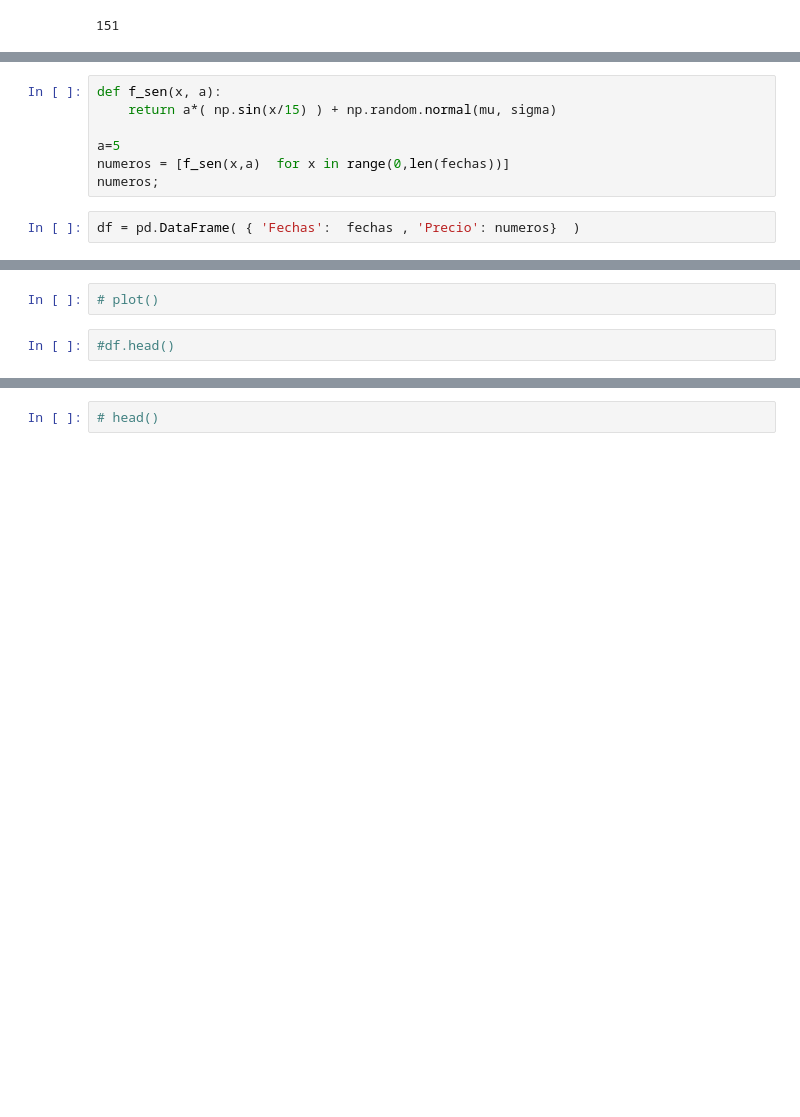
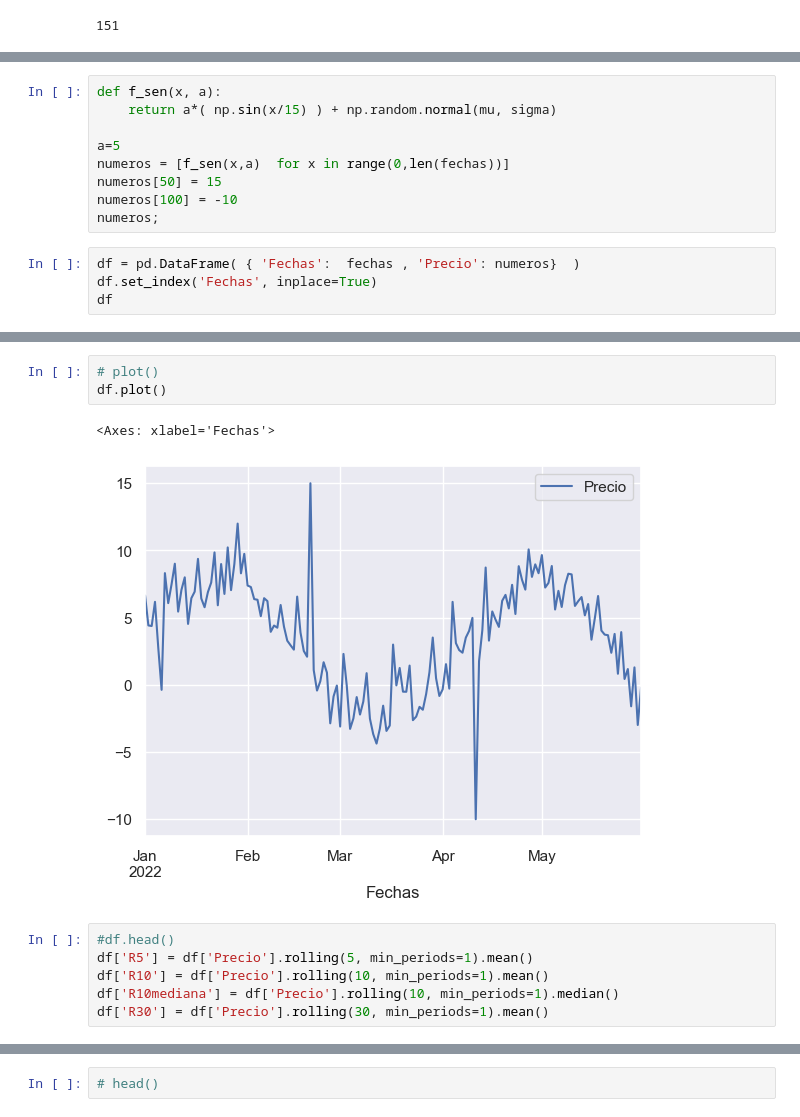
Before and after one commit to chava131011/Data-Science-Coursework, a Jupyter notebook: Classes Resources/CD_09_Tiempo/CD_09_SeriesTemporales.ipynb, the cells around one changed output, grey strips where cells are left out. Saved outputs shown, nothing was run; the diff lists cells and outputs as text; blank space fills up the shorter version.

```diff
--- a/Classes Resources/CD_09_Tiempo/CD_09_SeriesTemporales.ipynb
+++ b/Classes Resources/CD_09_Tiempo/CD_09_SeriesTemporales.ipynb
@@ -494,6 +526,10 @@ def f_sen(x, a):
 
 a=5
 numeros = [f_sen(x,a)  for x in range(0,len(fechas))]
+numeros[50] = 15
+numeros[100] = -10
 numeros;
 # %%
 df = pd.DataFrame( { 'Fechas':  fechas , 'Precio': numeros}  )
+df.set_index('Fechas', inplace=True)
+df
@@ -500,6 +551,14 @@ df = pd.DataFrame( { 'Fechas':  fechas , 'Precio': numeros}  )
 # %%
 # plot()
+df.plot()
+# %% [output]
+<Axes: xlabel='Fechas'>
+[figure, added]
-# %%
-#df.head()
+# %%
+#df.head()
+df['R5'] = df['Precio'].rolling(5, min_periods=1).mean()
+df['R10'] = df['Precio'].rolling(10, min_periods=1).mean()
+df['R10mediana'] = df['Precio'].rolling(10, min_periods=1).median()
+df['R30'] = df['Precio'].rolling(30, min_periods=1).mean()
 # %%
 # rolling(3).mean()
```
Also changed, not shown: parts of 51 cells of this notebook, 1 other file.
